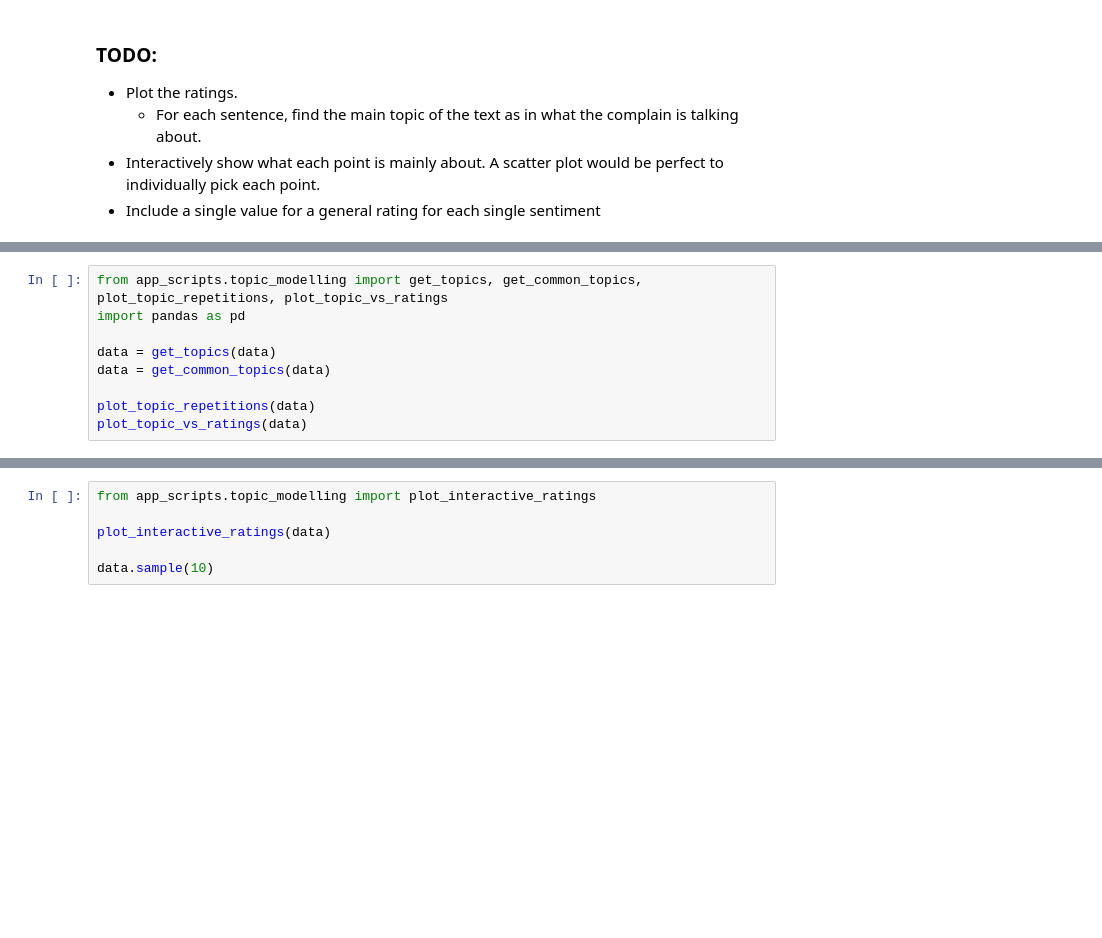
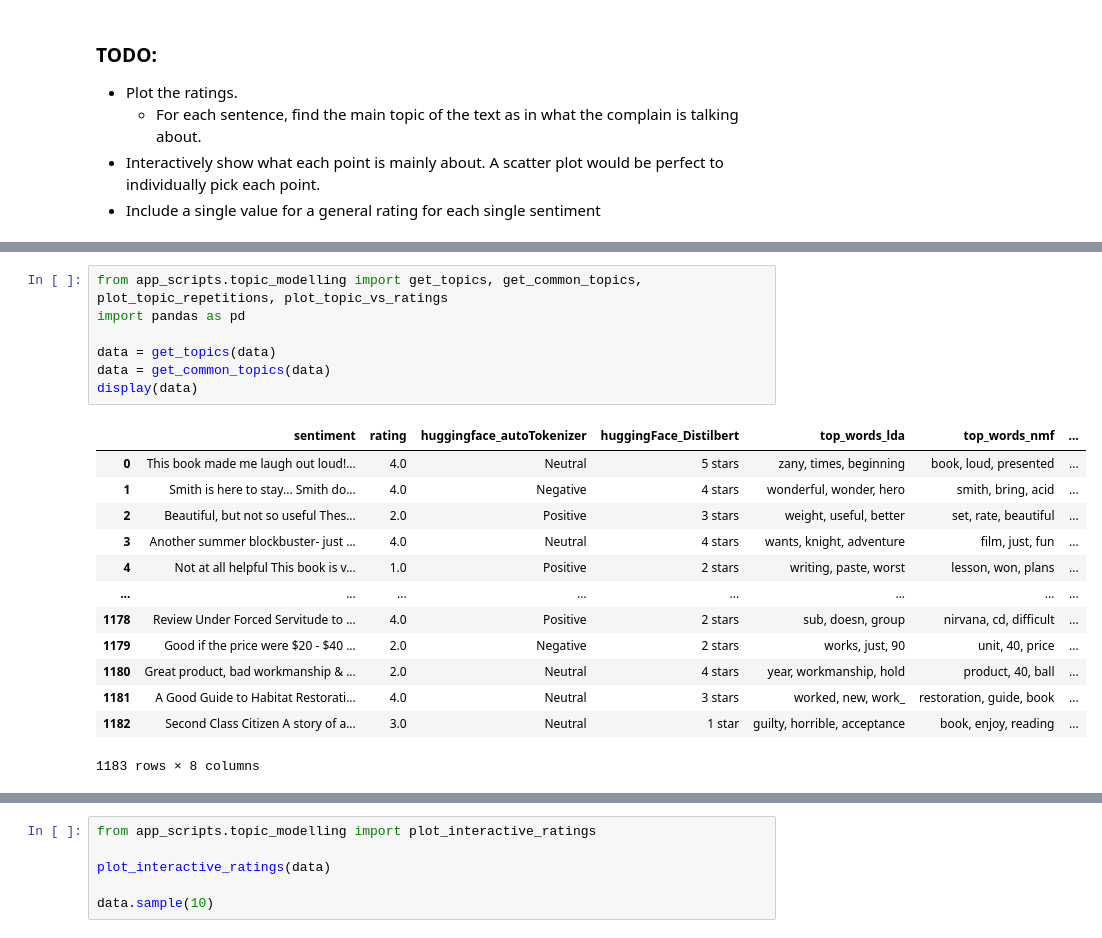
Before and after one commit to lagom-QB/AmazonReviews, a Jupyter notebook: SentimentAnalysis.ipynb, the cells around one changed output, grey strips where cells are left out. Cells and saved outputs as stored; diff of their text form; blank space fills up the shorter version.

```diff
--- a/SentimentAnalysis.ipynb
+++ b/SentimentAnalysis.ipynb
@@ -75,9 +96,21 @@ display(data, data.shape)
 # %%
 from app_scripts.topic_modelling import get_topics, get_common_topics, plot_topic_repetitions, plot_topic_vs_ratings
 import pandas as pd
 
 data = get_topics(data)
 data = get_common_topics(data)
-
-plot_topic_repetitions(data)
-plot_topic_vs_ratings(data)
+display(data)
+# %% [output]
+|  | sentiment | rating | huggingface_autoTokenizer | huggingFace_Distilbert | top_words_lda | top_words_nmf | ... |
+| 0 | This book made me laugh out loud!... | 4.0 | Neutral | 5 stars | zany, times, beginning | book, loud, presented | ... |
+| 1 | Smith is here to stay... Smith do... | 4.0 | Negative | 4 stars | wonderful, wonder, hero | smith, bring, acid | ... |
+| 2 | Beautiful, but not so useful Thes... | 2.0 | Positive | 3 stars | weight, useful, better | set, rate, beautiful | ... |
+| 3 | Another summer blockbuster- just ... | 4.0 | Neutral | 4 stars | wants, knight, adventure | film, just, fun | ... |
+| 4 | Not at all helpful This book is v... | 1.0 | Positive | 2 stars | writing, paste, worst | lesson, won, plans | ... |
+| ... | ... | ... | ... | ... | ... | ... | ... |
+| 1178 | Review Under Forced Servitude to ... | 4.0 | Positive | 2 stars | sub, doesn, group | nirvana, cd, difficult | ... |
+| 1179 | Good if the price were $20 - $40 ... | 2.0 | Negative | 2 stars | works, just, 90 | unit, 40, price | ... |
+| 1180 | Great product, bad workmanship & ... | 2.0 | Neutral | 4 stars | year, workmanship, hold | product, 40, ball | ... |
+| 1181 | A Good Guide to Habitat Restorati... | 4.0 | Neutral | 3 stars | worked, new, work_ | restoration, guide, book | ... |
+| 1182 | Second Class Citizen A story of a... | 3.0 | Neutral | 1 star | guilty, horrible, acceptance | book, enjoy, reading | ... |
+1183 rows × 8 columns
```
Also changed, not shown: parts of 7 cells of this notebook, 1 other file.
